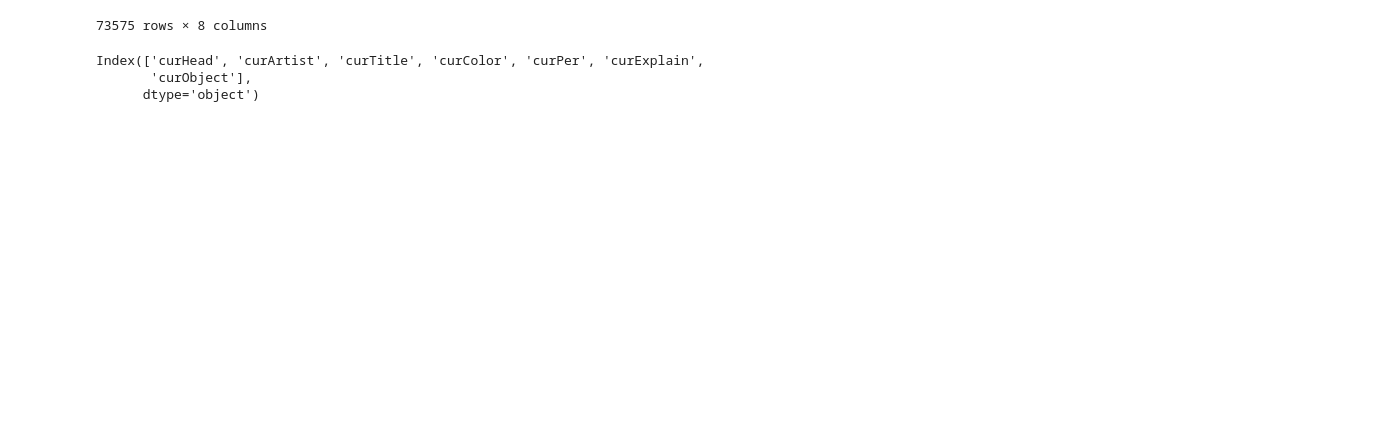
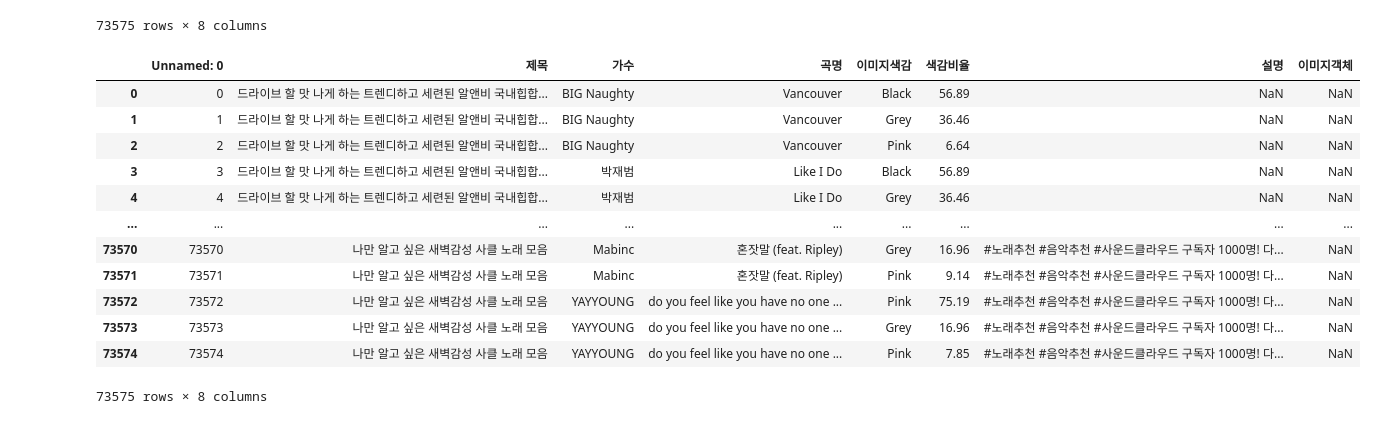
Before and after one commit to Eehnodu/crawling_test, a Jupyter notebook: 색감군집_함수.ipynb, the cells around one changed output. Saved outputs shown, nothing was run; the diff lists cells and outputs as text; code cells hidden in the pictures; blank space fills up the shorter version.

```diff
--- a/색감군집_함수.ipynb
+++ b/색감군집_함수.ipynb
@@ -71,6 +68,16 @@ color['curColor'] = color['curColor'].apply(find_nearest_color)
 # %%
-color.columns
+color
 # %% [output]
+|  | Unnamed: 0 | 제목 | 가수 | 곡명 | 이미지색감 | 색감비율 | 설명 | 이미지객체 |
+| 0 | 0 | 드라이브 할 맛 나게 하는 트렌디하고 세련된 알앤비 국내힙합... | BIG Naughty | Vancouver | Black | 56.89 | NaN | NaN |
+| 1 | 1 | 드라이브 할 맛 나게 하는 트렌디하고 세련된 알앤비 국내힙합... | BIG Naughty | Vancouver | Grey | 36.46 | NaN | NaN |
+| 2 | 2 | 드라이브 할 맛 나게 하는 트렌디하고 세련된 알앤비 국내힙합... | BIG Naughty | Vancouver | Pink | 6.64 | NaN | NaN |
+| 3 | 3 | 드라이브 할 맛 나게 하는 트렌디하고 세련된 알앤비 국내힙합... | 박재범 | Like I Do | Black | 56.89 | NaN | NaN |
+| 4 | 4 | 드라이브 할 맛 나게 하는 트렌디하고 세련된 알앤비 국내힙합... | 박재범 | Like I Do | Grey | 36.46 | NaN | NaN |
+| ... | ... | ... | ... | ... | ... | ... | ... | ... |
+| 73570 | 73570 | 나만 알고 싶은 새벽감성 사클 노래 모음 | Mabinc | 혼잣말 (feat. Ripley) | Grey | 16.96 | #노래추천 #음악추천 #사운드클라우드 구독자 1000명! 다... | NaN |
+| 73571 | 73571 | 나만 알고 싶은 새벽감성 사클 노래 모음 | Mabinc | 혼잣말 (feat. Ripley) | Pink | 9.14 | #노래추천 #음악추천 #사운드클라우드 구독자 1000명! 다... | NaN |
+| 73572 | 73572 | 나만 알고 싶은 새벽감성 사클 노래 모음 | YAYYOUNG | do you feel like you have no one ... | Pink | 75.19 | #노래추천 #음악추천 #사운드클라우드 구독자 1000명! 다... | NaN |
+| 73573 | 73573 | 나만 알고 싶은 새벽감성 사클 노래 모음 | YAYYOUNG | do you feel like you have no one ... | Grey | 16.96 | #노래추천 #음악추천 #사운드클라우드 구독자 1000명! 다... | NaN |
+| 73574 | 73574 | 나만 알고 싶은 새벽감성 사클 노래 모음 | YAYYOUNG | do you feel like you have no one ... | Pink | 7.85 | #노래추천 #음악추천 #사운드클라우드 구독자 1000명! 다... | NaN |
-Index(['curHead', 'curArtist', 'curTitle', 'curColor', 'curPer', 'curExplain',
-       'curObject'],
-      dtype='object')
+73575 rows × 8 columns
```
Also changed, not shown: parts of 21 cells of this notebook, 13 other files.
